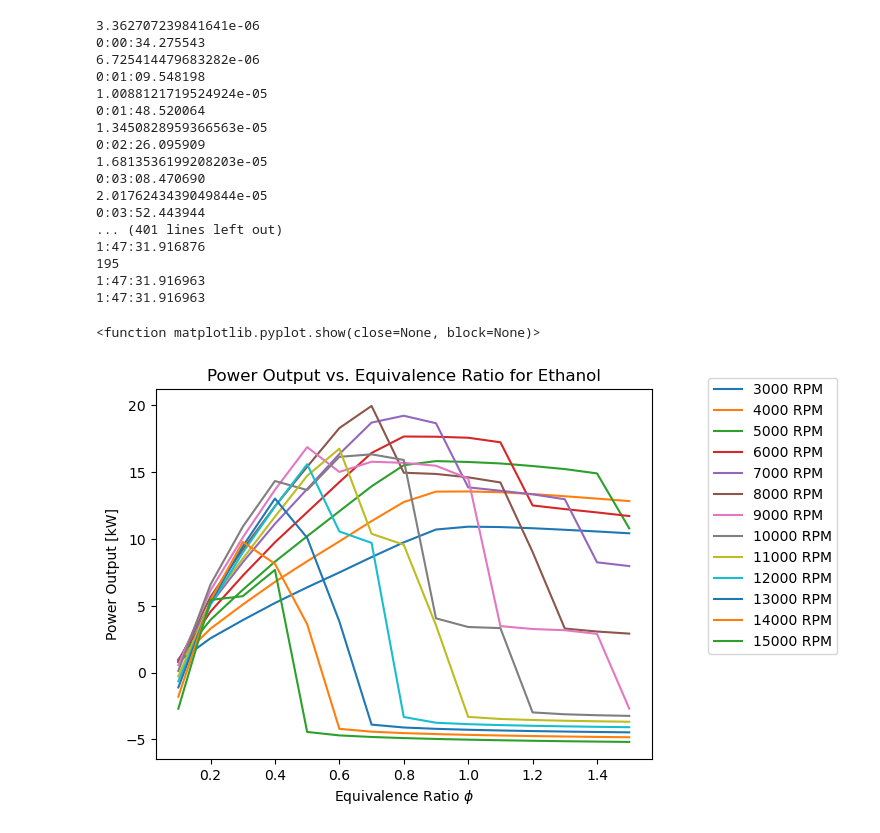
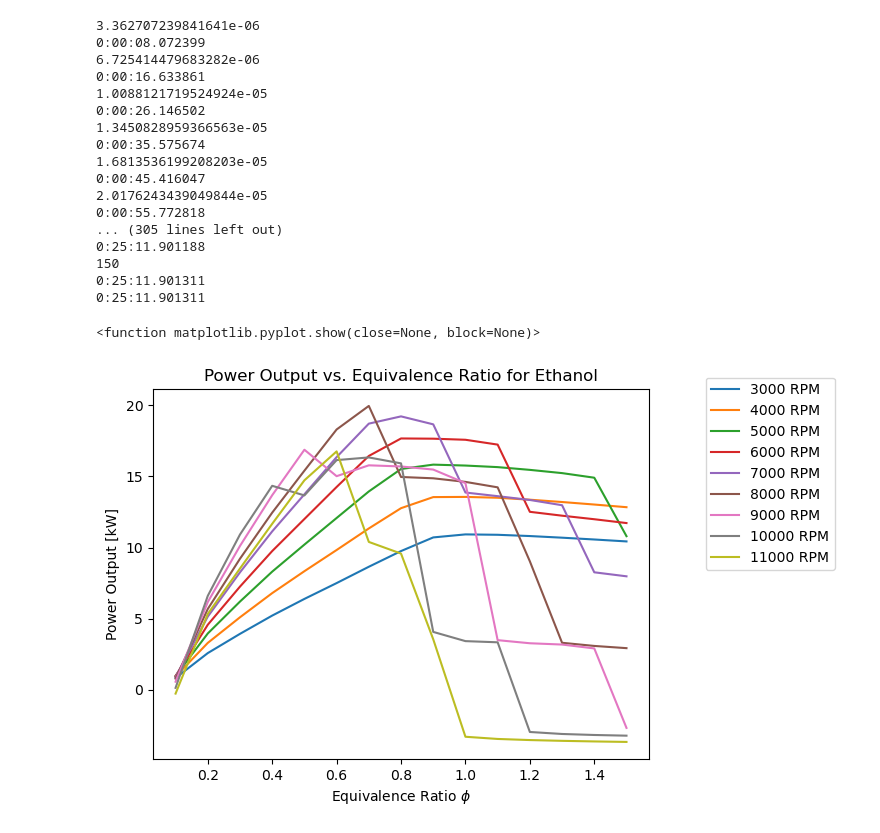
Before and after one commit to mgoureau/DP, a Jupyter notebook: Ethanol_Iterations.ipynb, the cells around one changed output. Drawn from its saved outputs; the diff is of its cells as text; code cells hidden in the pictures.

```diff
--- a/Ethanol_Iterations.ipynb
+++ b/Ethanol_Iterations.ipynb
@@ -14,13 +14,13 @@ start = timer()
 
 # reaction mechanism, kinetics type and compositions
 # reaction_mechanism = 'nDodecane_Reitz.yaml'
-reaction_mechanism = 'CRECK2003_C1.yaml'
+reaction_mechanism = 'ethanol.yaml'
 # phase_name = 'nDodecane_IG'
 comp_air = 'O2:1, N2:3.76'
 comp_fuel = 'C2H5OH:1'
 
 phi = np.arange(0.1, 1.6, 0.1)
-rpm = np.arange(3000., 16000., 1000.)
+rpm = np.arange(3000., 13000., 1000.)
 
 STATES = []
 work = []
@@ -209,46 +209,46 @@ for j in rpm:
 print(timedelta(seconds=end-start))
 # %% [output]
 3.362707239841641e-06
-0:00:34.275543
+0:00:08.072399
 6.725414479683282e-06
-0:01:09.548198
+0:00:16.633861
 1.0088121719524924e-05
-0:01:48.520064
+0:00:26.146502
 1.3450828959366563e-05
-0:02:26.095909
+0:00:35.575674
 1.6813536199208203e-05
-0:03:08.470690
+0:00:45.416047
 2.0176243439049844e-05
-0:03:52.443944
-... (401 lines left out)
-1:47:31.916876
-195
-1:47:31.916963
-1:47:31.916963
+0:00:55.772818
+... (305 lines left out)
+0:25:11.901188
+150
+0:25:11.901311
+0:25:11.901311
 # %%
 fig, ax = plt.subplots()
 
 ax.set_xlabel('Equivalence Ratio $\phi$')
 ax.set_ylabel('Power Output [kW]')
 ax.set_title('Power Output vs. Equivalence Ratio for Ethanol')
 ax.plot(phi, work[0:len(phi)], label='3000 RPM')
 ax.plot(phi, work[len(phi):2*len(phi)], label='4000 RPM')
 ax.plot(phi, work[2*len(phi):3*len(phi)], label='5000 RPM')
 ax.plot(phi, work[3*len(phi):4*len(phi)], label='6000 RPM')
 ax.plot(phi, work[4*len(phi):5*len(phi)], label='7000 RPM')
 ax.plot(phi, work[5*len(phi):6*len(phi)], label='8000 RPM')
 ax.plot(phi, work[6*len(phi):7*len(phi)], label='9000 RPM')
 ax.plot(phi, work[7*len(phi):8*len(phi)], label='10000 RPM')
 ax.plot(phi, work[8*len(phi):9*len(phi)], label='11000 RPM')
-ax.plot(phi, work[9*len(phi):10*len(phi)], label='12000 RPM')
-ax.plot(phi, work[10*len(phi):11*len(phi)], label='13000 RPM')
-ax.plot(phi, work[11*len(phi):12*len(phi)], label='14000 RPM')
-ax.plot(phi, work[12*len(phi):13*len(phi)], label='15000 RPM')
+# ax.plot(phi, work[9*len(phi):10*len(phi)], label='12000 RPM')
+# ax.plot(phi, work[10*len(phi):11*len(phi)], label='13000 RPM')
+# ax.plot(phi, work[11*len(phi):12*len(phi)], label='14000 RPM')
+# ax.plot(phi, work[12*len(phi):13*len(phi)], label='15000 RPM')
 
 
 plt.legend(bbox_to_anchor=(1.1, 1.05))
 plt.show
 # %% [output]
 <function matplotlib.pyplot.show(close=None, block=None)>
-[figure, old version]
+[figure, new version]
 # %%
```
Also changed, not shown: parts of 1 cell of this notebook, 1 other file.
